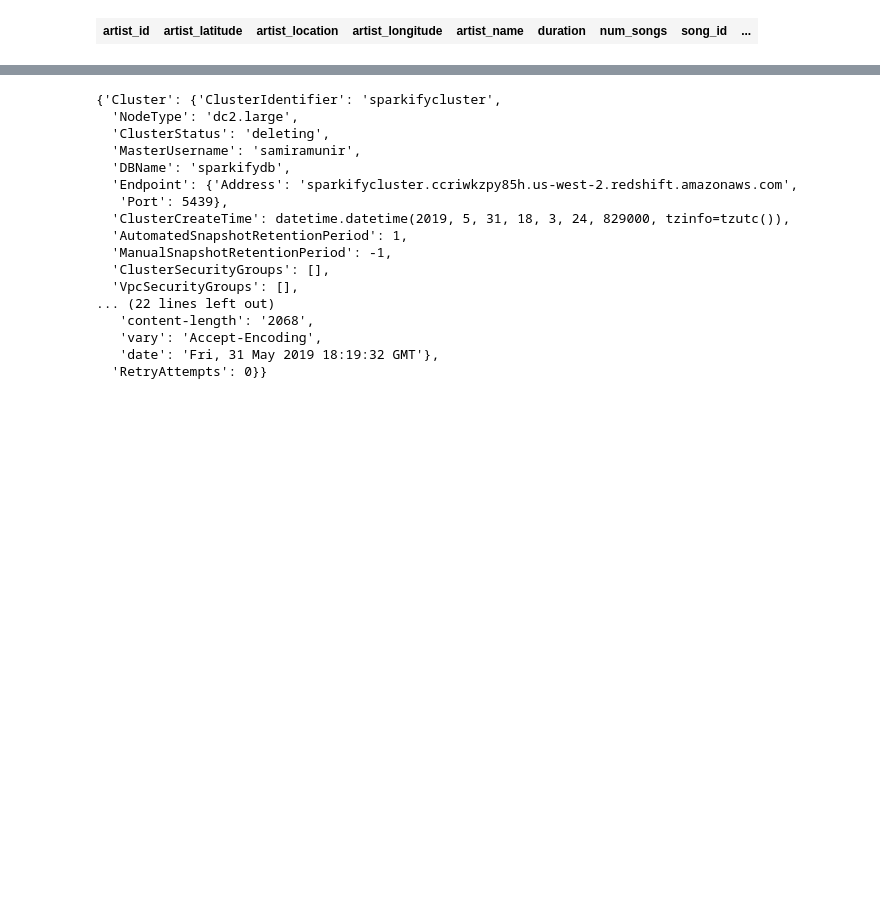
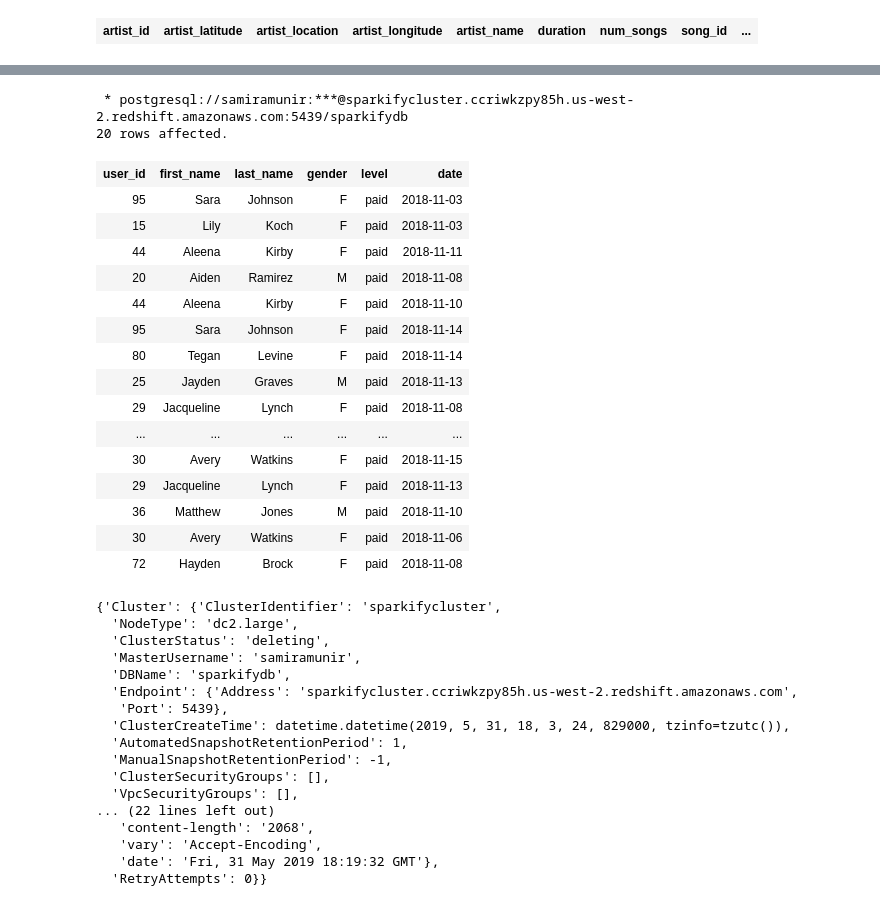
Before and after one commit to samiramunir/Data_Warehouse_in_Amazon_Redshift, a Jupyter notebook: test.ipynb, the cells around one changed output, grey strips where cells are left out. Cells and saved outputs as stored; diff of their text form; code cells hidden in the pictures; blank space fills up the shorter version.

```diff
--- a/test.ipynb
+++ b/test.ipynb
@@ -318,3 +519,35 @@ values = """ SELECT """
+# %%
+%%sql
+SELECT     DISTINCT(user_id)     AS user_id,
+                                    first_name            AS first_name,
+                                    last_name             AS last_name,
+                                    gender                AS gender,
+                                    level                 AS level,
+                                    TRUNC(ts)             AS date
+
+                         FROM staging_events
+                            where staging_events.level = 'paid'
+                            AND user_id IS NOT NULL
+                            limit 20;
+# %% [output]
+ * postgresql://samiramunir:***@sparkifycluster.ccriwkzpy85h.us-west-2.redshift.amazonaws.com:5439/sparkifydb
+20 rows affected.
+| user_id | first_name | last_name | gender | level | date |
+| 95 | Sara | Johnson | F | paid | 2018-11-03 |
+| 15 | Lily | Koch | F | paid | 2018-11-03 |
+| 44 | Aleena | Kirby | F | paid | 2018-11-11 |
+| 20 | Aiden | Ramirez | M | paid | 2018-11-08 |
+| 44 | Aleena | Kirby | F | paid | 2018-11-10 |
+| 95 | Sara | Johnson | F | paid | 2018-11-14 |
+| 80 | Tegan | Levine | F | paid | 2018-11-14 |
+| 25 | Jayden | Graves | M | paid | 2018-11-13 |
+| 29 | Jacqueline | Lynch | F | paid | 2018-11-08 |
+| ... | ... | ... | ... | ... | ... |
+| 30 | Avery | Watkins | F | paid | 2018-11-15 |
+| 29 | Jacqueline | Lynch | F | paid | 2018-11-13 |
+| 36 | Matthew | Jones | M | paid | 2018-11-10 |
+| 30 | Avery | Watkins | F | paid | 2018-11-06 |
+| 72 | Hayden | Brock | F | paid | 2018-11-08 |
 # %%
 #### CAREFUL!!
 #-- Uncomment & run to delete the created resources
```
Also changed, not shown: parts of 30 cells of this notebook, 3 other files.
